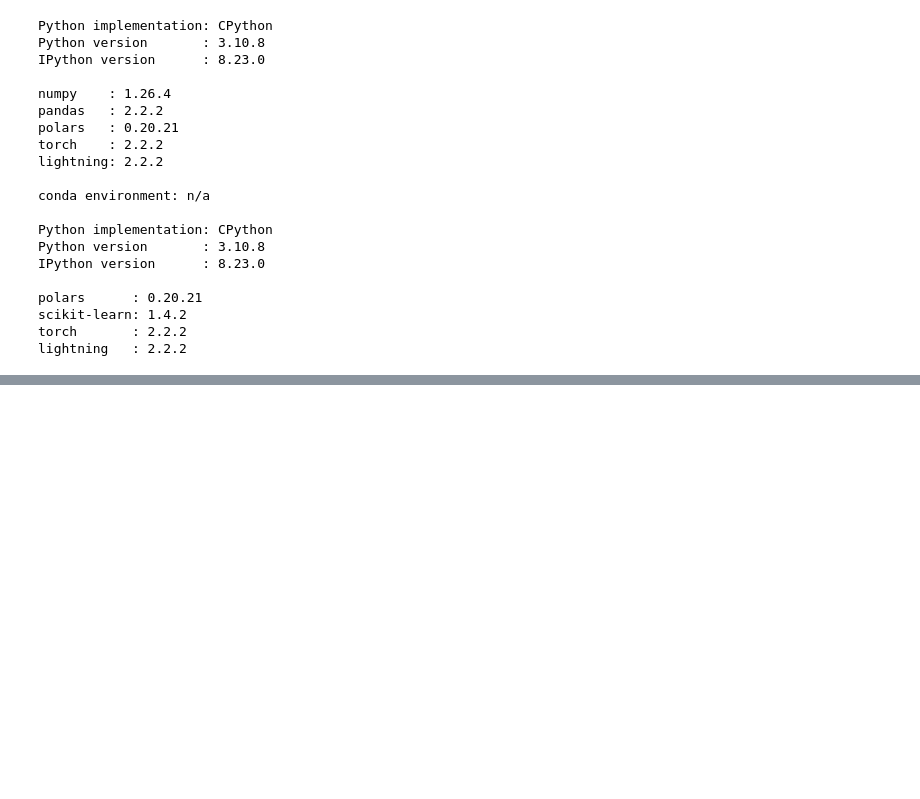
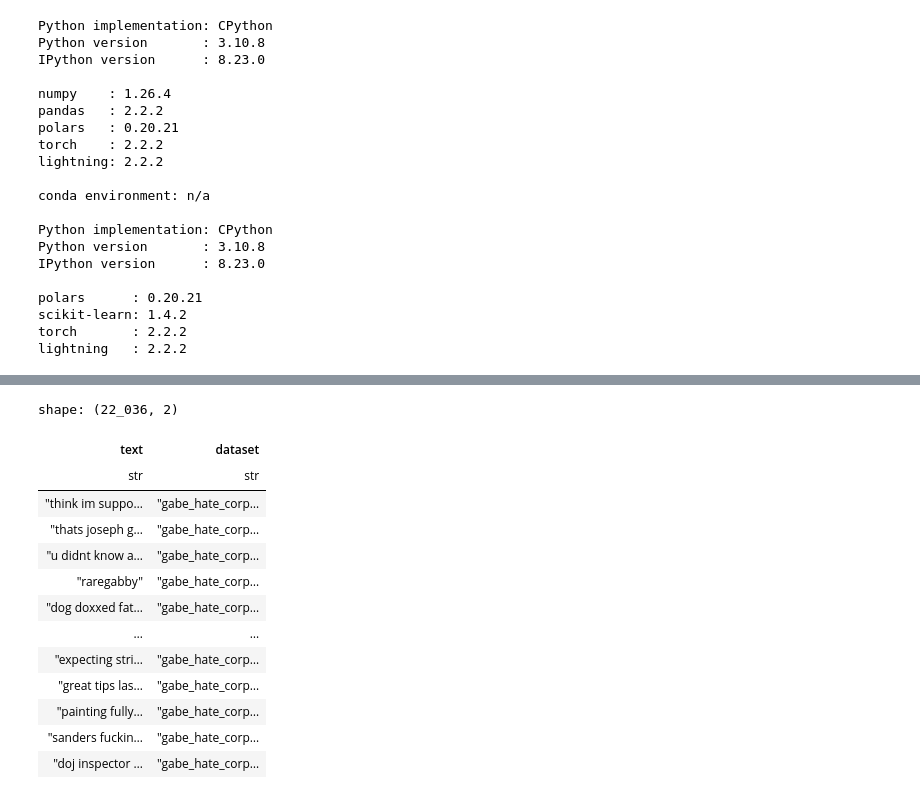
Before and after one commit to chineidu/toxic-text-classification, a Jupyter notebook: notebooks/02-data-cleaners.ipynb, the cells around one changed output, grey strips where cells are left out. Cells and saved outputs as stored; diff of their text form; code cells hidden in the pictures; blank space fills up the shorter version.

Commit message:
chore: Add datacleaners

```diff
--- a/notebooks/02-data-cleaners.ipynb
+++ b/notebooks/02-data-cleaners.ipynb
@@ -77,0 +224,21 @@ warnings.filterwarnings("ignore")
+# %%
+from toxic_classifier.utilities.datacleaners import TextDataCleaner
+
+
+t = TextDataCleaner(X_train)
+t.prepare_data()
+# %% [output]
+shape: (22_036, 2)
+| text | dataset |
+| str | str |
+| "think im suppo… | "gabe_hate_corp… |
+| "thats joseph g… | "gabe_hate_corp… |
+| "u didnt know a… | "gabe_hate_corp… |
+| "raregabby" | "gabe_hate_corp… |
+| "dog doxxed fat… | "gabe_hate_corp… |
+| … | … |
+| "expecting stri… | "gabe_hate_corp… |
+| "great tips las… | "gabe_hate_corp… |
+| "painting fully… | "gabe_hate_corp… |
+| "sanders fuckin… | "gabe_hate_corp… |
+| "doj inspector … | "gabe_hate_corp… |
```
Also changed, not shown: parts of 12 cells of this notebook, 6 other files.
